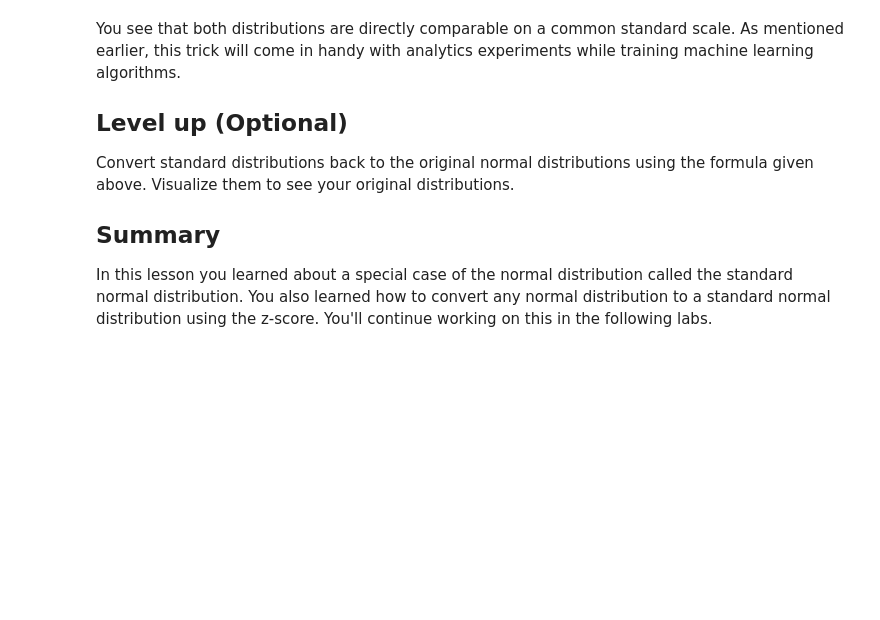
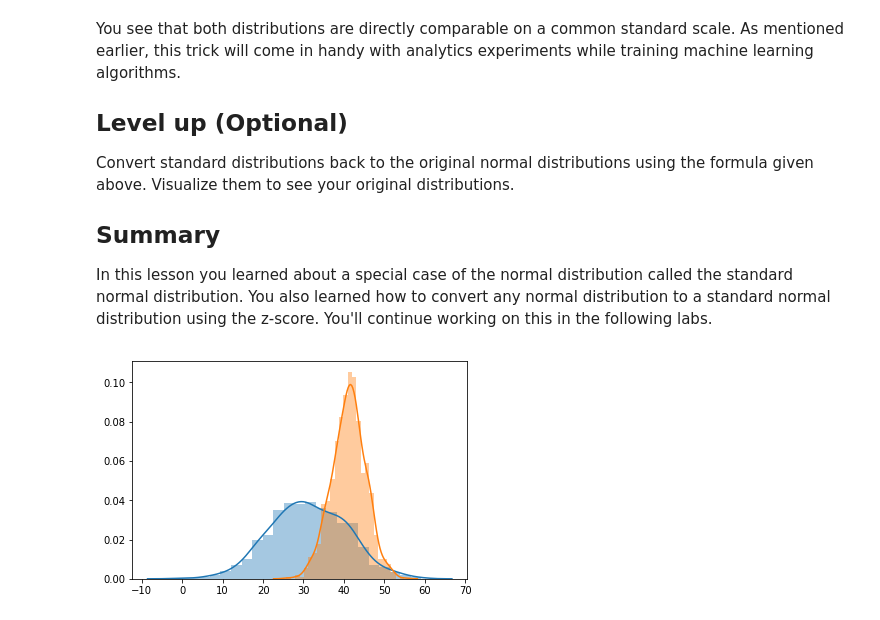
Before and after one commit to DIGITALFRANK/dsc-standard-normal-distribution-nyc-ds-career-042219, a Jupyter notebook: index.ipynb, the cells around one changed output. Cells and saved outputs as stored; diff of their text form; code cells hidden in the pictures; blank space fills up the shorter version.

```diff
--- a/index.ipynb
+++ b/index.ipynb
@@ -123,5 +123,7 @@ Convert standard distributions back to the original normal distributions using t
 In this lesson you learned about a special case of the normal distribution called the standard normal distribution.
 You also learned how to convert any normal distribution to a standard normal distribution using the z-score. You'll continue working on this in the following labs.
 # %%
-sns.distplot([(x - d1.mean())*d1.std() for x in d1]);
-sns.distplot([(x - d2.mean())*d2.std() for x in d2]);
+sns.distplot([(x + d1.mean())*d1.std() for x in d1]);
+sns.distplot([(x + d2.mean())*d2.std() for x in d2]);
+# %% [output]
+[figure, added]
```
